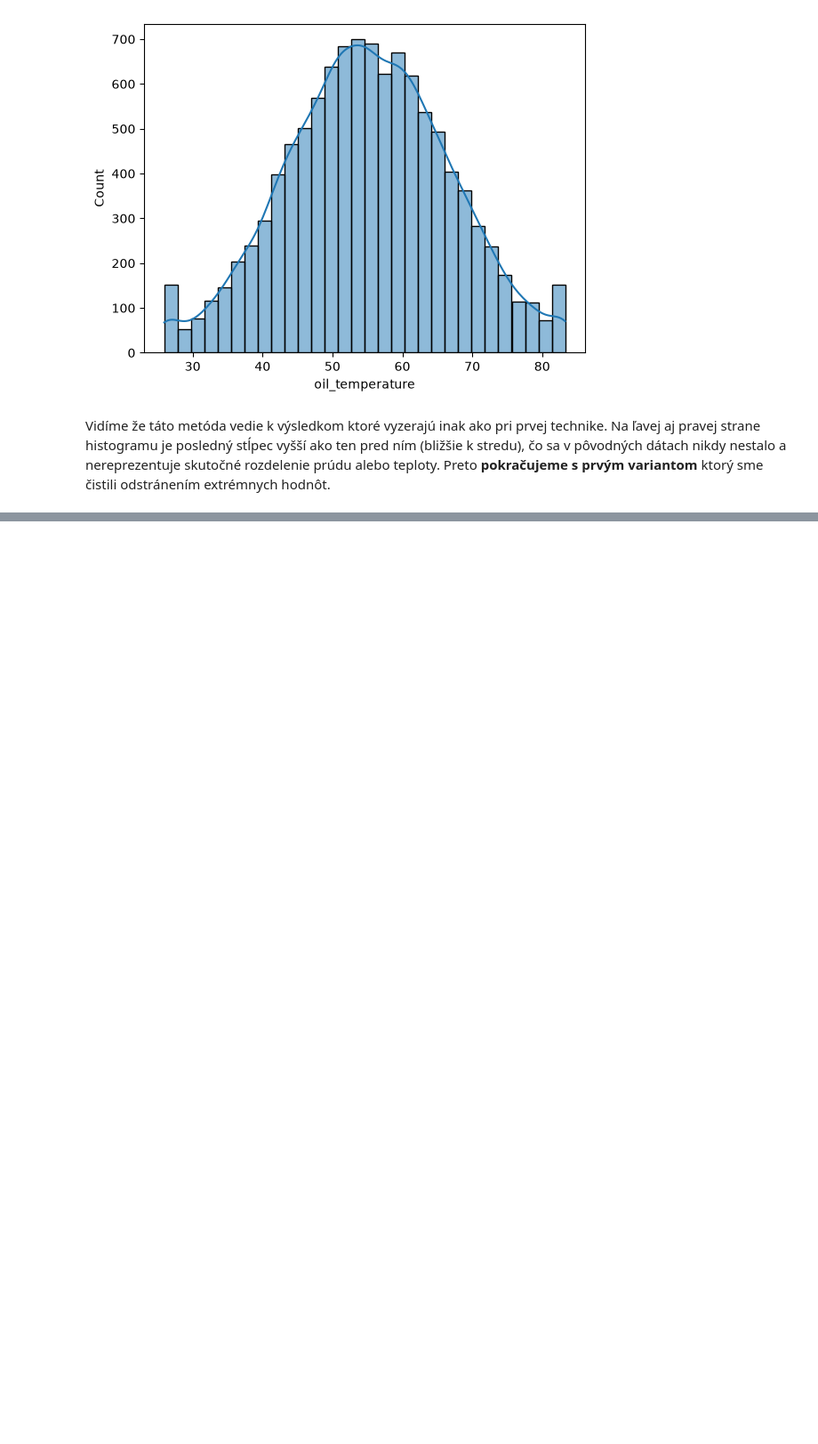
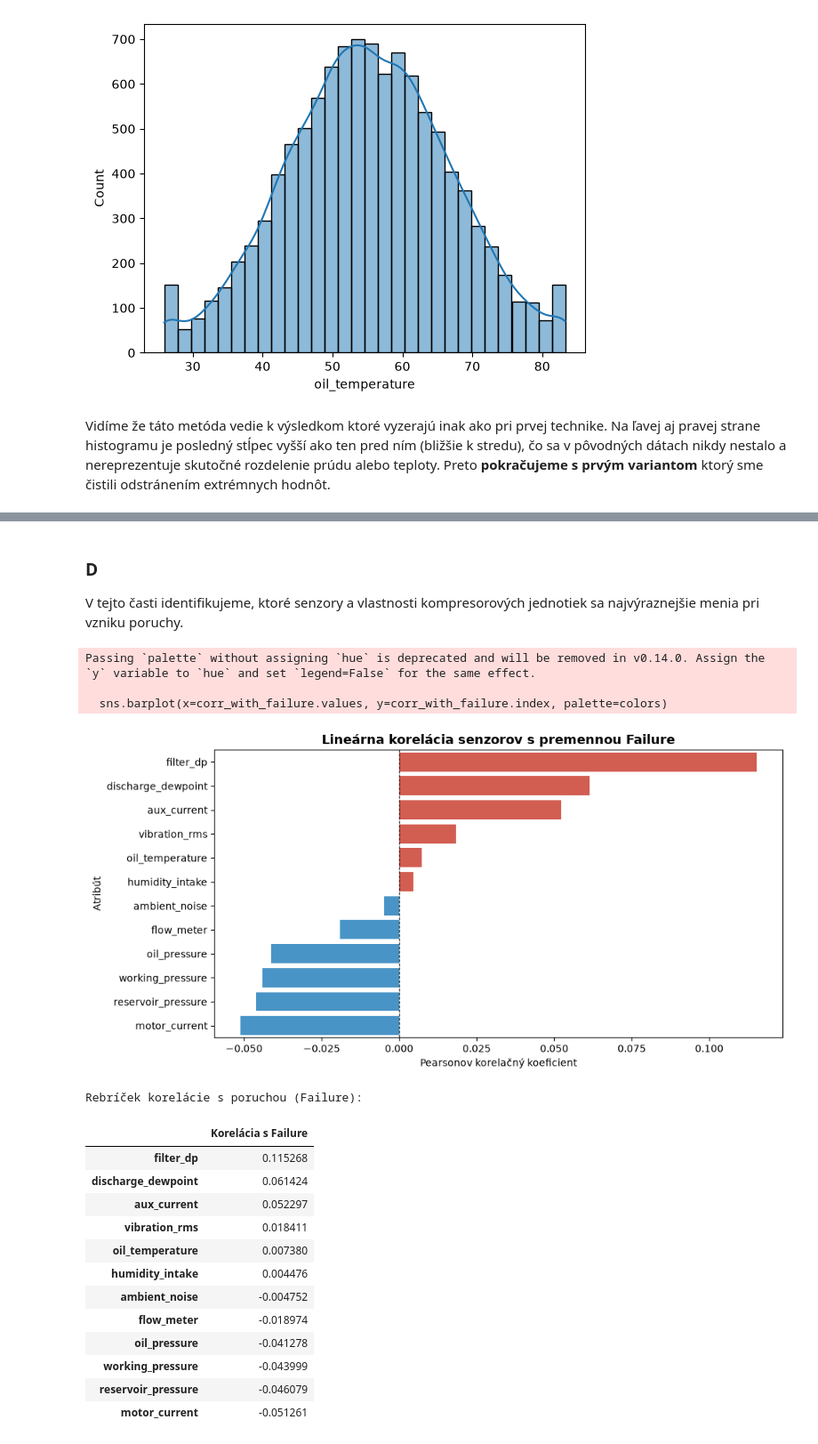
Before and after one commit to tancop/iau-projekt, a Jupyter notebook: main.ipynb, the cells around one changed output, grey strips where cells are left out. Shown at 89% size. Saved outputs shown, nothing was run; the diff lists cells and outputs as text; code cells hidden in the pictures; blank space fills up the shorter version.

```diff
--- a/main.ipynb
+++ b/main.ipynb
@@ -676,0 +684,46 @@ Vidíme že táto metóda vedie k výsledkom ktoré vyzerajú inak ako pri prvej
+# %% [markdown]
+### D
+
+V tejto časti identifikujeme, ktoré senzory a vlastnosti kompresorových jednotiek sa najvýraznejšie menia pri vzniku poruchy.
+# %%
+# Korelácia všetkých numerických premenných s Failure
+corr_with_failure = (
+    readings[selected_sensor_cols + ["failure"]]
+    .corr()["failure"]
+    .drop("failure")
+    .sort_values(ascending=False)
+)
+
+plt.figure(figsize=(10, 5))
+colors = ["#e74c3c" if x > 0 else "#3498db" for x in corr_with_failure.values]
+sns.barplot(x=corr_with_failure.values, y=corr_with_failure.index, palette=colors)
+plt.axvline(0, color="black", linestyle="--", linewidth=0.8)
+plt.title(
+    "Lineárna korelácia senzorov s premennou Failure", fontsize=13, fontweight="bold"
+)
+plt.xlabel("Pearsonov korelačný koeficient")
+plt.ylabel("Atribút")
+plt.tight_layout()
+plt.show()
+
+print("Rebríček korelácie s poruchou (Failure):")
+display(corr_with_failure.to_frame(name="Korelácia s Failure"))
+# %% [output]
+Passing `palette` without assigning `hue` is deprecated and will be removed in v0.14.0. Assign the `y` variable to `hue` and set `legend=False` for the same effect.
+
+  sns.barplot(x=corr_with_failure.values, y=corr_with_failure.index, palette=colors)
+[figure, added]
+Rebríček korelácie s poruchou (Failure):
+|  | Korelácia s Failure |
+| filter_dp | 0.115268 |
+| discharge_dewpoint | 0.061424 |
+| aux_current | 0.052297 |
+| vibration_rms | 0.018411 |
+| oil_temperature | 0.007380 |
+| humidity_intake | 0.004476 |
+| ambient_noise | -0.004752 |
+| flow_meter | -0.018974 |
+| oil_pressure | -0.041278 |
+| working_pressure | -0.043999 |
+| reservoir_pressure | -0.046079 |
+| motor_current | -0.051261 |
```
Also changed, not shown: parts of 27 cells of this notebook.
